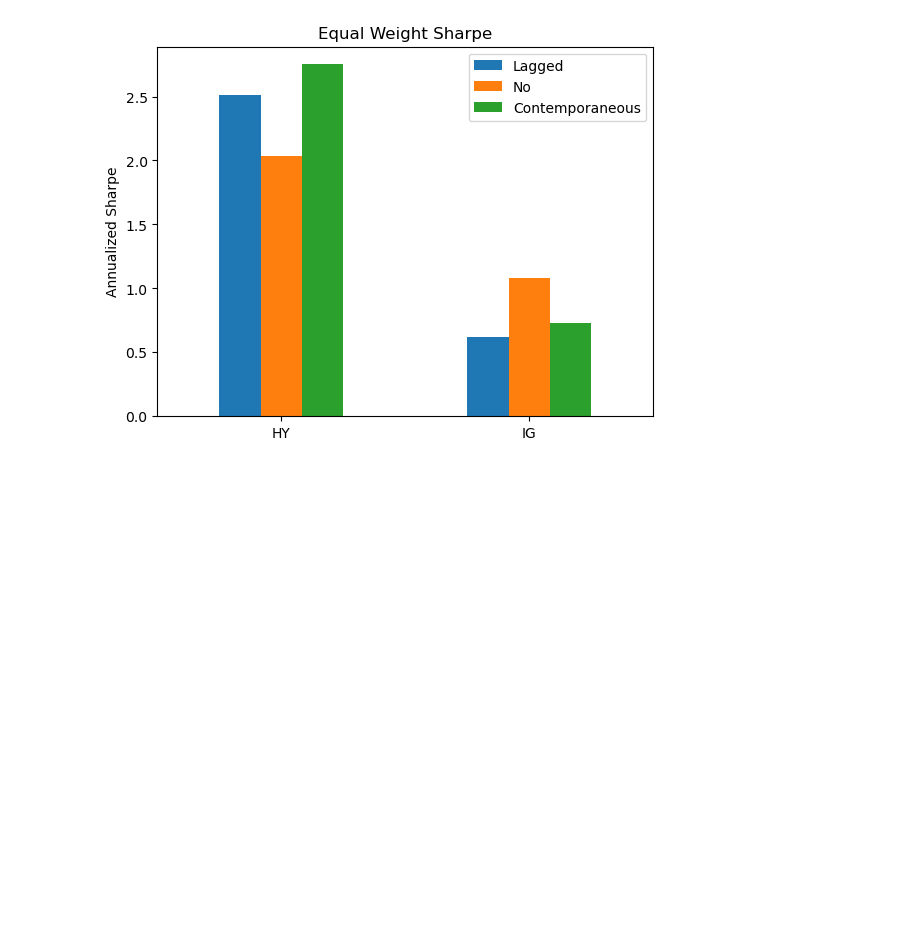
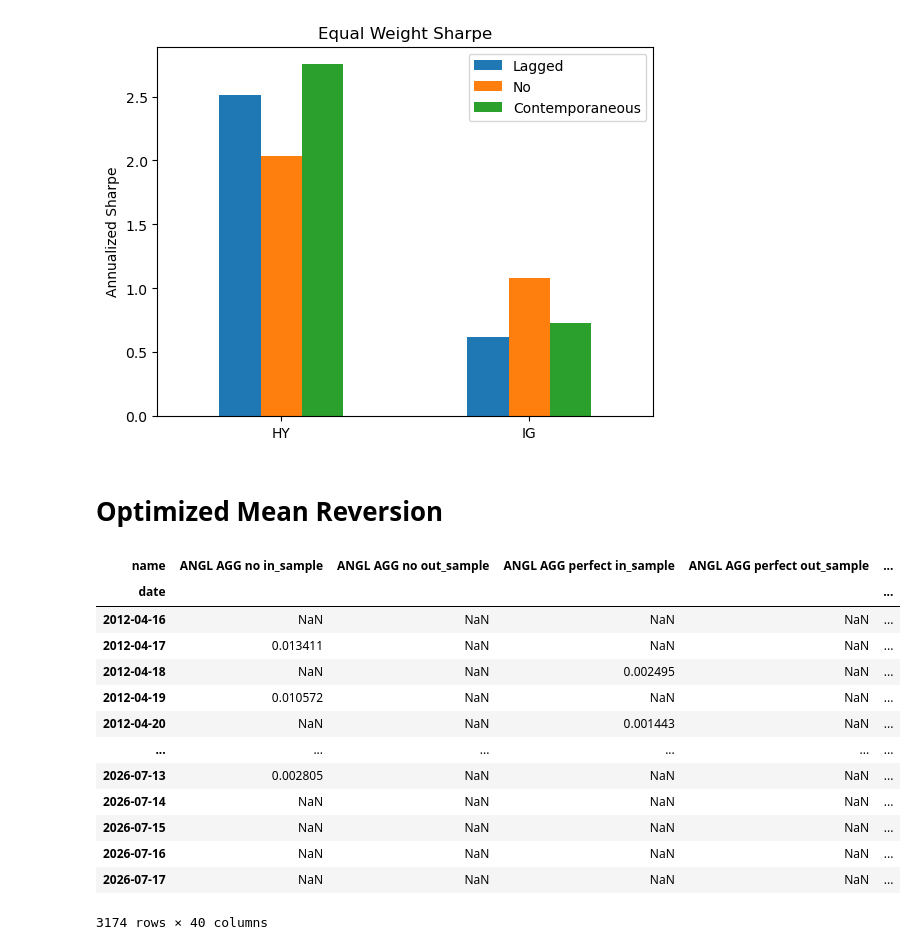
Before and after one commit to diegodalvarez/FallenAngelRiskPremia, a Jupyter notebook: notebook/2ReturnsReversion.ipynb, the cells around one changed output. Drawn from its saved outputs; the diff is of its cells as text; code cells hidden in the pictures; blank space fills up the shorter version.

```diff
--- a/notebook/2ReturnsReversion.ipynb
+++ b/notebook/2ReturnsReversion.ipynb
@@ -208,3 +268,33 @@ plt.tight_layout()
 plt.show()
 # %% [output]
 [figure]
+# %% [markdown]
+# Optimized Mean Reversion
+# %%
+path = r"C:\Users\Diego\Documents\GitHub\FallenAngelRiskPremia\data\OptimizedSignal\MeanReversionRtn.parquet"
+df_opt = (pd
+    .read_parquet(path = path, engine = "pyarrow")
+    .assign(signal_rtn = lambda x: np.sign(x.sharpe) * x.signal_scaler * x.spread_rtn)
+    [["date", "fi_ticker", "fa_ticker", "hedge", "sample_group", "signal_rtn"]]
+    .dropna()
+    .loc[lambda x: x.hedge.isin(["perfect", "no"])]
+    .assign(name = lambda x: x.fa_ticker + " " + x.fi_ticker + " " + x.hedge + " " + x.sample_group))
+# %%
+(df_opt
+    .pivot(index = "date", columns = "name", values = "signal_rtn")
+    .apply(lambda x: x * (0.1 / (x.ewm(span = 100, adjust = False).std() * np.sqrt(252)))))
+# %% [output]
+| name | ANGL AGG no in_sample | ANGL AGG no out_sample | ANGL AGG perfect in_sample | ANGL AGG perfect out_sample | ... |
+| date |  |  |  |  | ... |
+| 2012-04-16 | NaN | NaN | NaN | NaN | ... |
+| 2012-04-17 | 0.013411 | NaN | NaN | NaN | ... |
+| 2012-04-18 | NaN | NaN | 0.002495 | NaN | ... |
+| 2012-04-19 | 0.010572 | NaN | NaN | NaN | ... |
+| 2012-04-20 | NaN | NaN | 0.001443 | NaN | ... |
+| ... | ... | ... | ... | ... | ... |
+| 2026-07-13 | 0.002805 | NaN | NaN | NaN | ... |
+| 2026-07-14 | NaN | NaN | NaN | NaN | ... |
+| 2026-07-15 | NaN | NaN | NaN | NaN | ... |
+| 2026-07-16 | NaN | NaN | NaN | NaN | ... |
+| 2026-07-17 | NaN | NaN | NaN | NaN | ... |
+3174 rows × 40 columns
```
Also changed, not shown: parts of 15 cells of this notebook, 4 other files.
